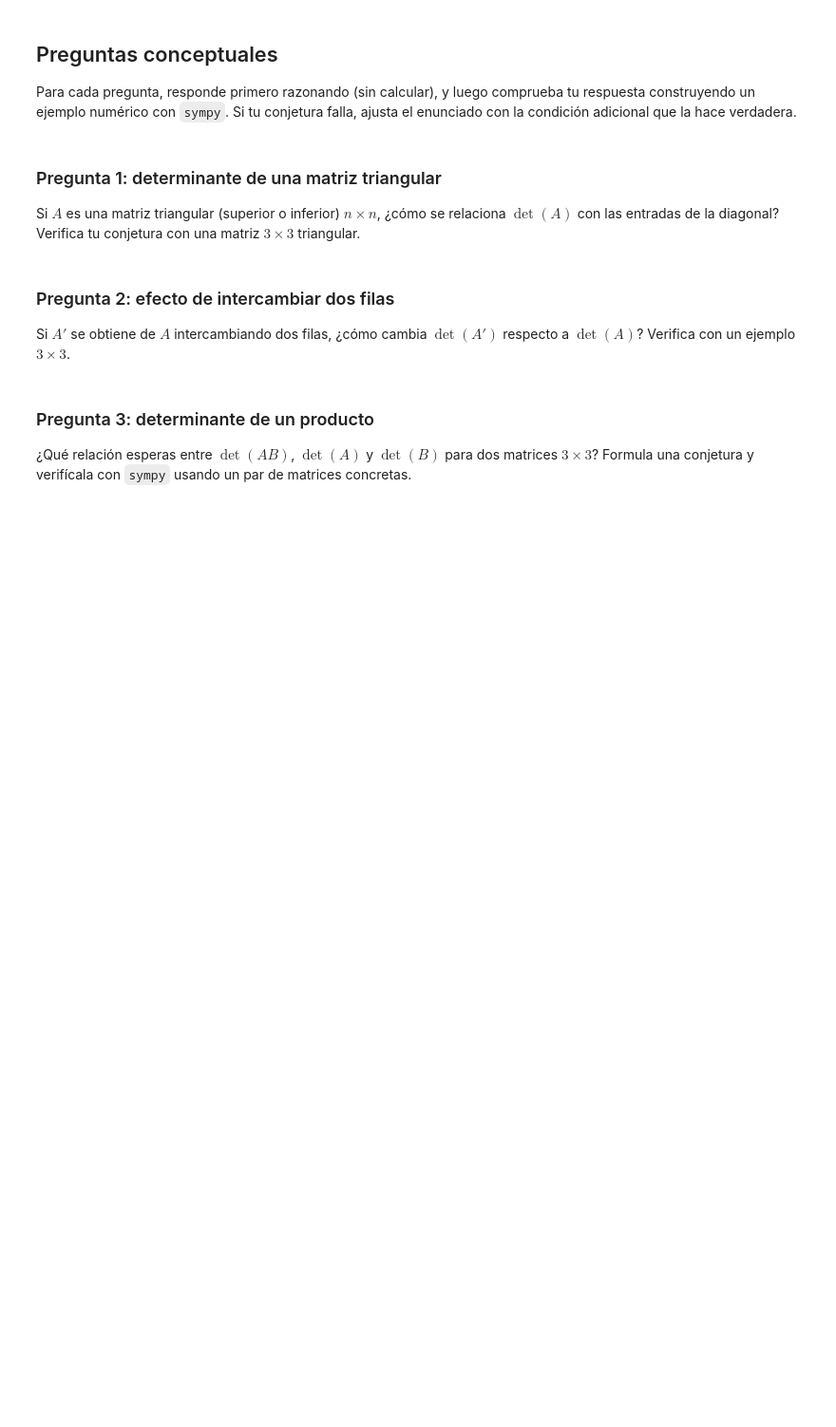
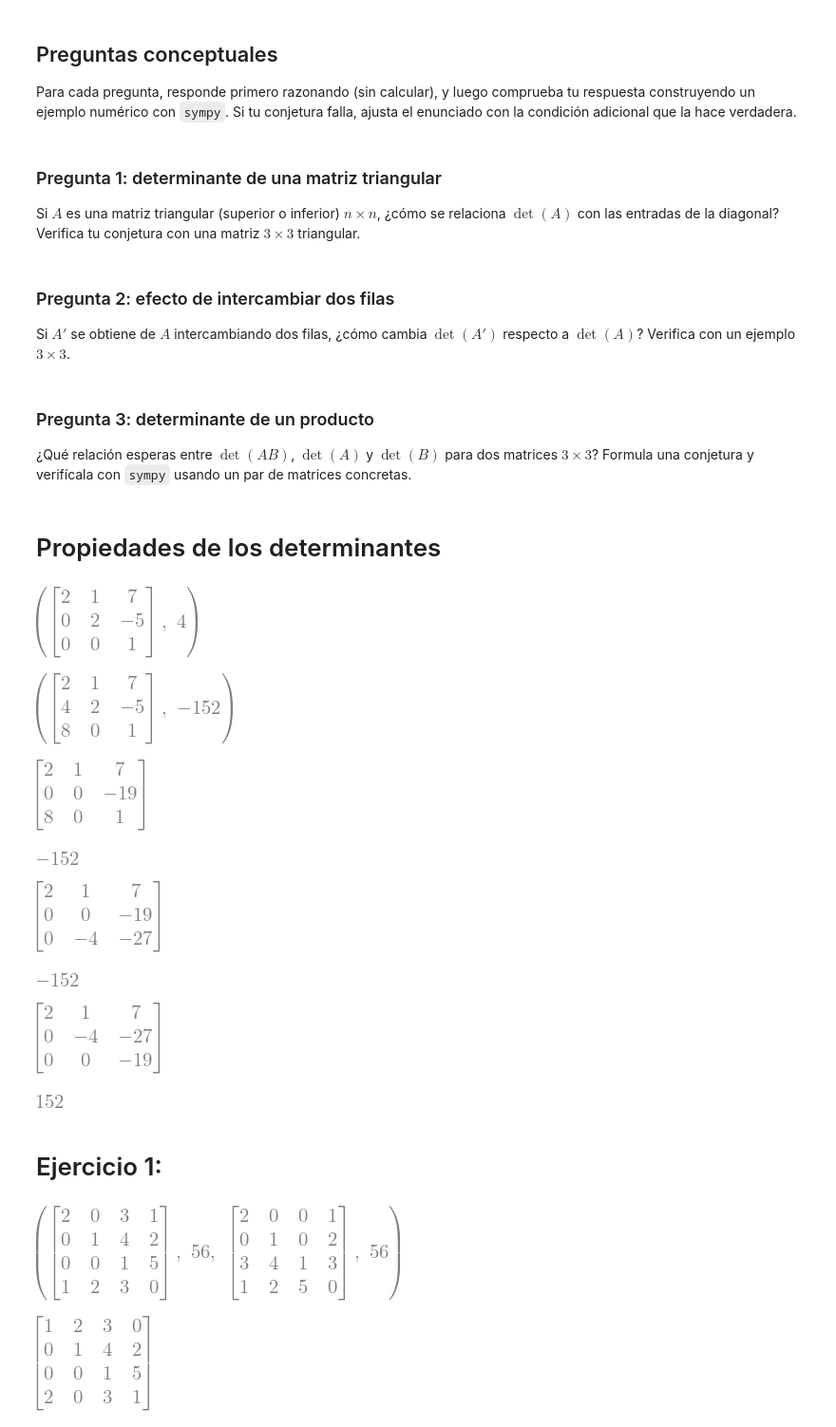
Before and after one commit to arleyfernandotorresgalindo/AL_2026_02, a Jupyter notebook: Cuadernos_clase/Cuaderno4.ipynb, the cells around one changed output. Shown at 95% size. Drawn from its saved outputs; the diff is of its cells as text; code cells hidden in the pictures; blank space fills up the shorter version.

Commit message:
clase determinantes

```diff
--- a/Cuadernos_clase/Cuaderno4.ipynb
+++ b/Cuadernos_clase/Cuaderno4.ipynb
@@ -205,3 +217,54 @@ Si $A'$ se obtiene de $A$ intercambiando dos filas, ¿cómo cambia $\det(A')$ re
 ¿Qué relación esperas entre $\det(AB)$, $\det(A)$ y $\det(B)$ para dos matrices $3\times 3$? Formula una conjetura y verifícala con `sympy` usando un par de matrices concretas.
 # %%
 # Pregunta 3: compara det(A*B) con det(A)*det(B)
+# %% [markdown]
+# Propiedades de los determinantes
+# %%
+A = Matrix([[2,1,7], [0,2,-5], [0,0,1]])
+A, A.det()
+# %% [output]
+[figure, added]
+# %%
+B = Matrix([[2,1,7], [4,2,-5], [8,0,1]])
+B, B.det()
+# %% [output]
+[figure, added]
+# %%
+B[1,:] = B[1,:] -2*B[0,:]
+B
+# %% [output]
+[figure, added]
+# %%
+B.det()
+# %% [output]
+[figure, added]
+# %%
+B[2,:] = B[2,:] -4*B[0,:]
+B
+# %% [output]
+[figure, added]
+# %%
+B.det()
+# %% [output]
+[figure, added]
+# %%
+B[2,:], B[1,:] = B[1,:], B[2,:]
+B
+# %% [output]
+[figure, added]
+# %%
+B.det()
+# %% [output]
+[figure, added]
+# %% [markdown]
+# Ejercicio 1:
+# %%
+A = Matrix([[2, 0, 3, 1], [0, 1, 4, 2], [0, 0, 1, 5], [1, 2, 3, 0]])
+A, A.det(), A.T, (A.T).det()
+# %% [output]
+[figure, added]
+# %%
+A[3, :], A[0,:] = A[0, :], A[3,:]
+A
+# %% [output]
+[figure, added]
```
Also changed, not shown: parts of 13 cells of this notebook.
